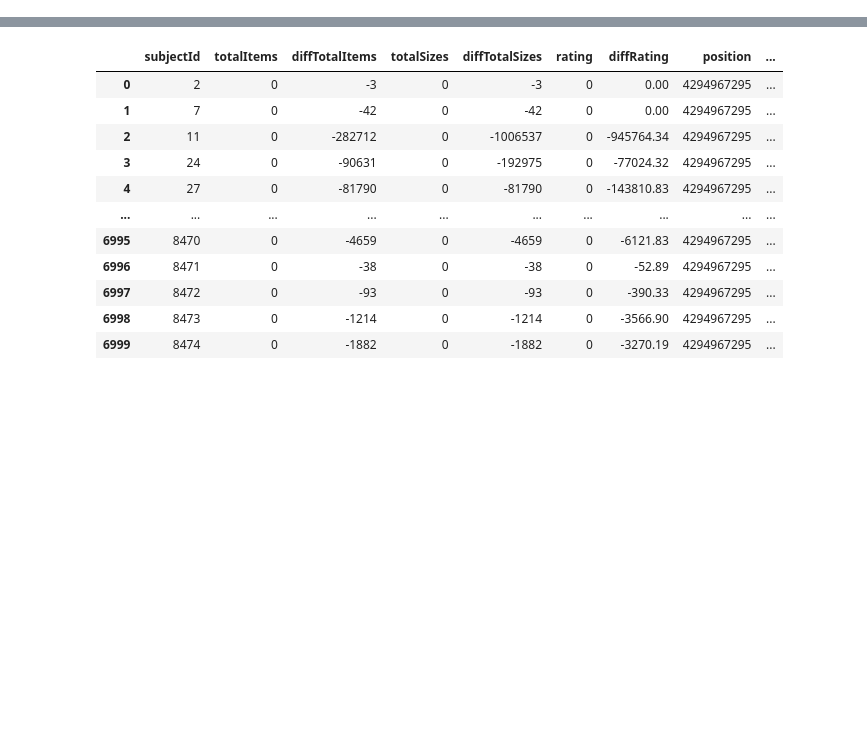
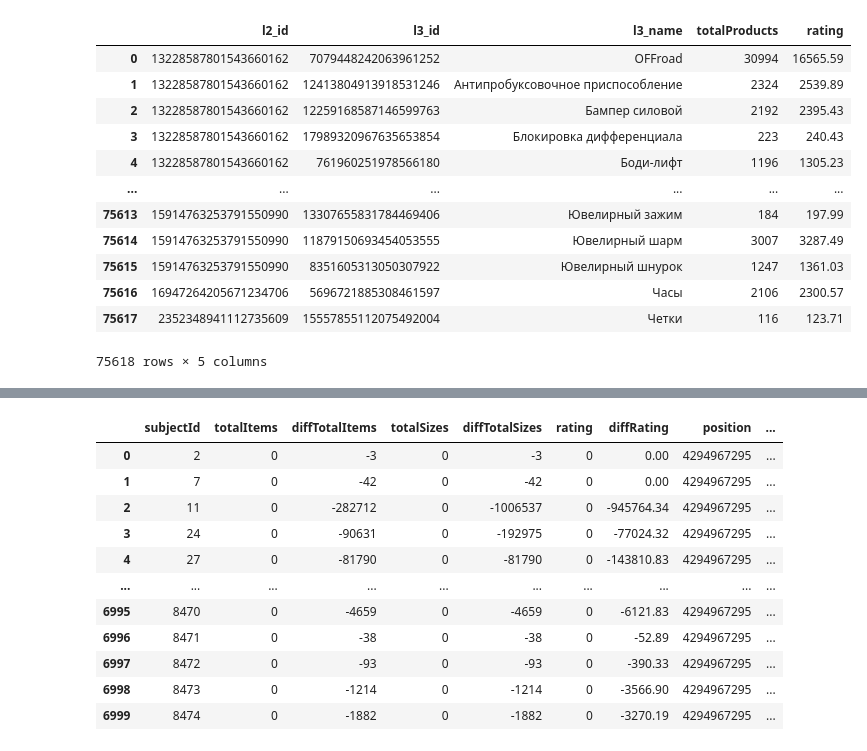
Before and after one commit to vnaumq/mini-dwh-sales-pipeline, a Jupyter notebook: dags/parsing.ipynb, the cells around one changed output, grey strips where cells are left out. Cells and saved outputs as stored; diff of their text form; code cells hidden in the pictures; blank space fills up the shorter version.

```diff
--- a/dags/parsing.ipynb
+++ b/dags/parsing.ipynb
@@ -11,0 +32,2 @@ import os
+# %%
+df = pd.read_csv('/Users/vnaumq/code/projects/mini-dwh-sales-pipeline/dags/files/info_subjects.csv')
@@ -11,0 +50,2 @@ import os
+# %%
+df = df[['subject_id', 'name']]
@@ -11,0 +68,16 @@ import os
+# %%
+df
+# %% [output]
+|  | l2_id | l3_id | l3_name | totalProducts | rating |
+| 0 | 13228587801543660162 | 7079448242063961252 | OFFroad | 30994 | 16565.59 |
+| 1 | 13228587801543660162 | 12413804913918531246 | Антипробуксовочное приспособление | 2324 | 2539.89 |
+| 2 | 13228587801543660162 | 12259168587146599763 | Бампер силовой | 2192 | 2395.43 |
+| 3 | 13228587801543660162 | 17989320967635653854 | Блокировка дифференциала | 223 | 240.43 |
+| 4 | 13228587801543660162 | 761960251978566180 | Боди-лифт | 1196 | 1305.23 |
+| ... | ... | ... | ... | ... | ... |
+| 75613 | 15914763253791550990 | 13307655831784469406 | Ювелирный зажим | 184 | 197.99 |
+| 75614 | 15914763253791550990 | 11879150693454053555 | Ювелирный шарм | 3007 | 3287.49 |
+| 75615 | 15914763253791550990 | 8351605313050307922 | Ювелирный шнурок | 1247 | 1361.03 |
+| 75616 | 16947264205671234706 | 5696721885308461597 | Часы | 2106 | 2300.57 |
+| 75617 | 2352348941112735609 | 15557855112075492004 | Четки | 116 | 123.71 |
+75618 rows × 5 columns
```
Also changed, not shown: parts of 6 cells of this notebook, 28 other files.
